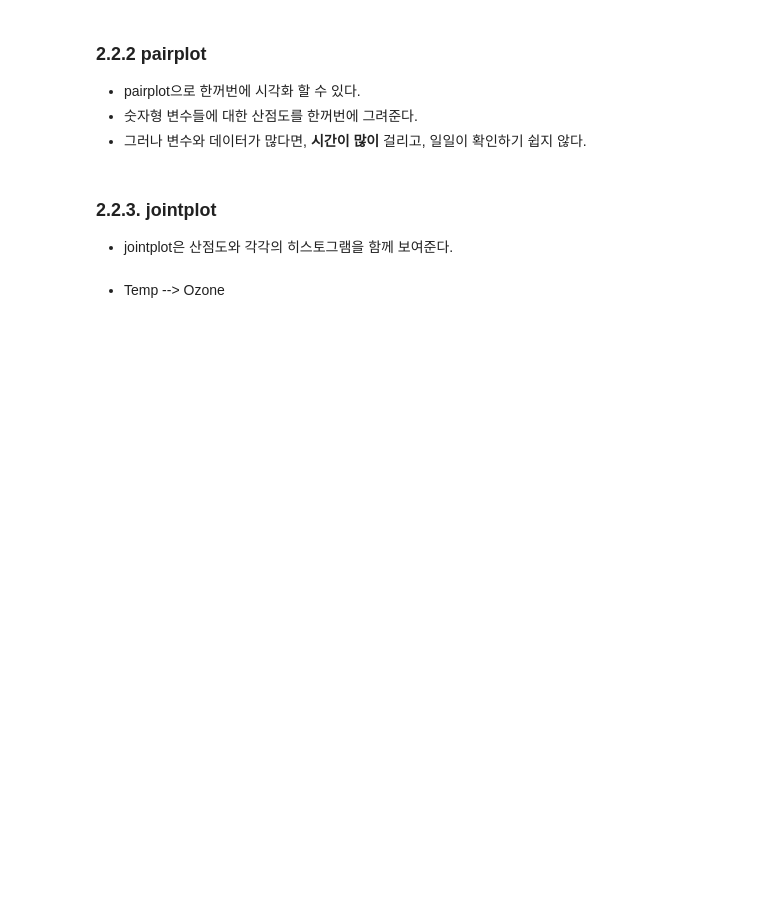
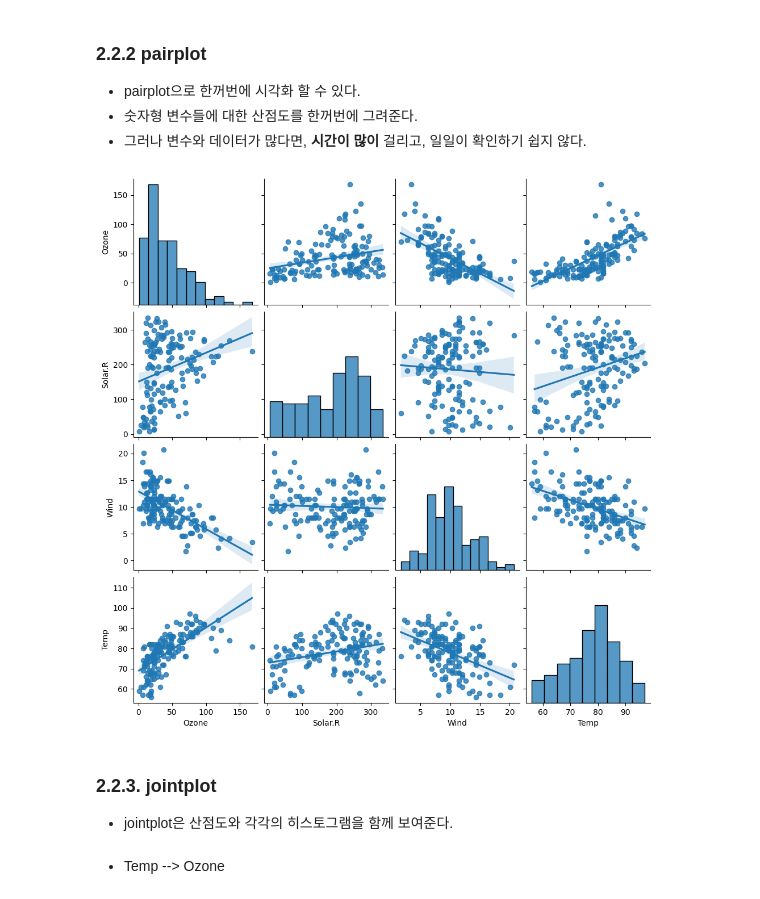
Before and after one commit to jexists/sk_network, a Jupyter notebook: 07.data_analysis/02_이변량분석/02_데이터분석_이변량분석1.ipynb, the cells around one changed output. Saved outputs shown, nothing was run; the diff lists cells and outputs as text; code cells hidden in the pictures; blank space fills up the shorter version.

```diff
--- a/07.data_analysis/02_이변량분석/02_데이터분석_이변량분석1.ipynb
+++ b/07.data_analysis/02_이변량분석/02_데이터분석_이변량분석1.ipynb
@@ -61,6 +141,11 @@
 - pairplot으로 한꺼번에 시각화 할 수 있다.
 - 숫자형 변수들에 대한 산점도를 한꺼번에 그려준다.
 - 그러나 변수와 데이터가 많다면, **시간이 많이** 걸리고, 일일이 확인하기 쉽지 않다.
+# %%
+sns.pairplot(air,kind='reg')
+plt.show()
+# %% [output]
+[figure, added]
 # %% [markdown]
 ###  2.2.3. jointplot
 
```
Also changed, not shown: parts of 12 cells of this notebook.
